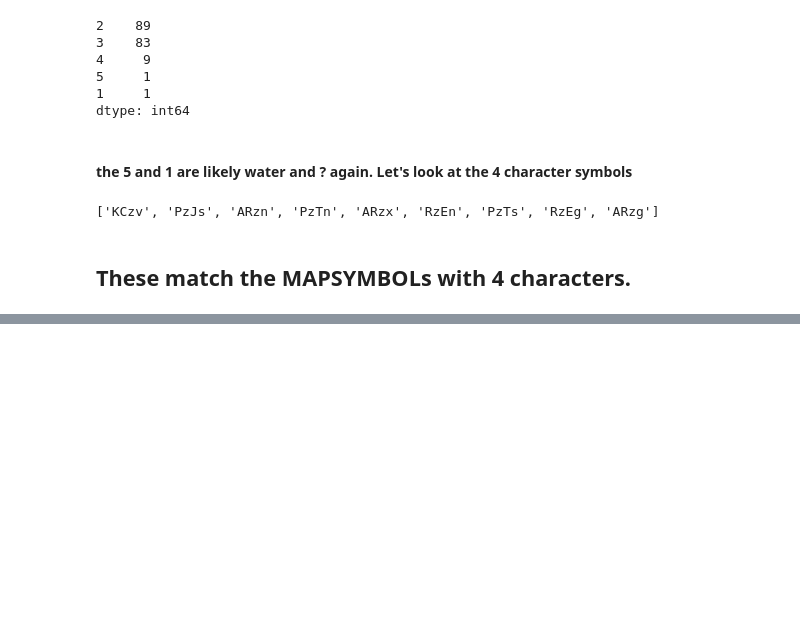
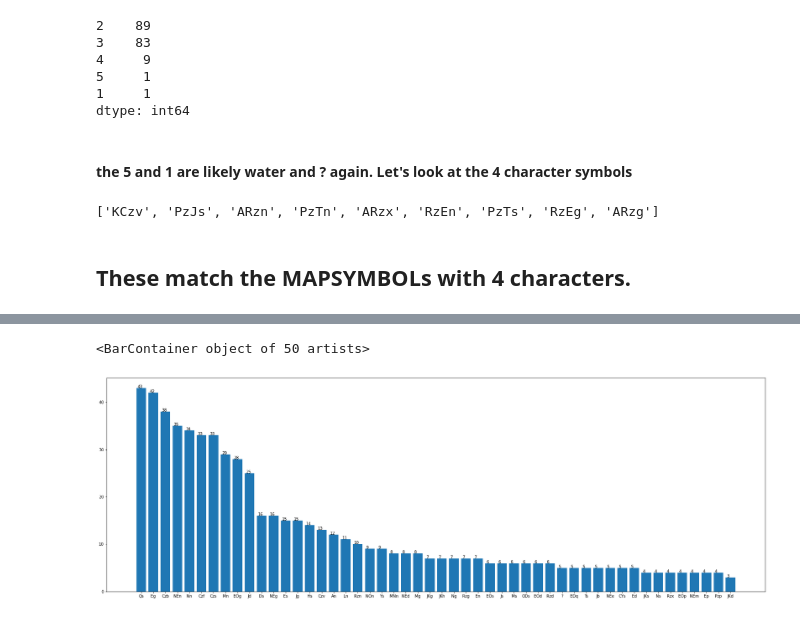
Before and after one commit to selkind/GeoMap, a Jupyter notebook: map_and_ploy_symbol.ipynb, the cells around one changed output, grey strips where cells are left out. Cells and saved outputs as stored; diff of their text form; code cells hidden in the pictures; blank space fills up the shorter version.

Commit message:
source code compression bar chart created

```diff
--- a/map_and_ploy_symbol.ipynb
+++ b/map_and_ploy_symbol.ipynb
@@ -328,0 +330,2 @@ pp.pp(plot_sym_len_anomalies)
+# %%
+map_sym_src_code_counts = pd.DataFrame(sorted([(i, data[data["MAPSYMBOL"] == i]["SOURCECODE"].unique().shape[0]) for i in map_sym_counts.index], key=lambda x: x[1], reverse=True))
@@ -328,0 +348,10 @@ pp.pp(plot_sym_len_anomalies)
+# %%
+fig, ax = plt.subplots(1, 1, figsize=(30, 10))
+
+for i, v in enumerate(map_sym_src_code_counts[:50][1]):
+    ax.text(i - .3, v, v)
+
+ax.bar(map_sym_src_code_counts[:50][0],map_sym_src_code_counts[:50][1])
+# %% [output]
+<BarContainer object of 50 artists>
+[figure, added]
```
Also changed, not shown: parts of 3 cells of this notebook.
